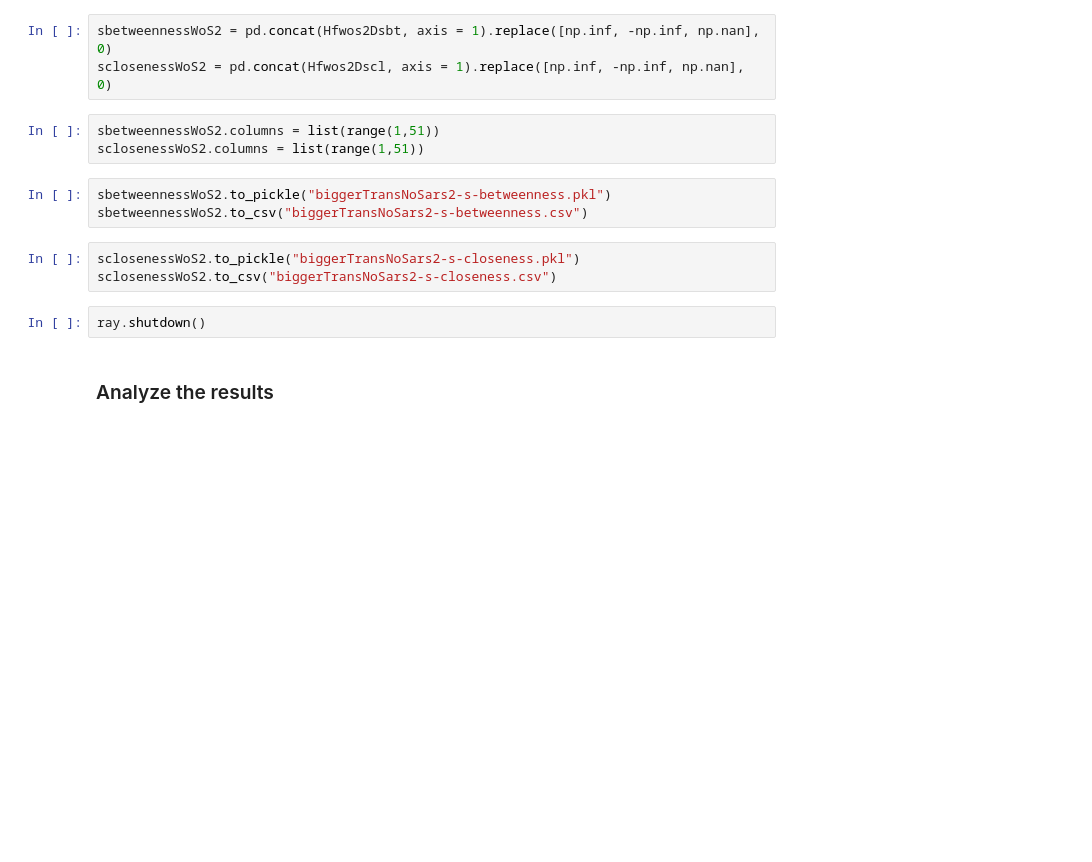
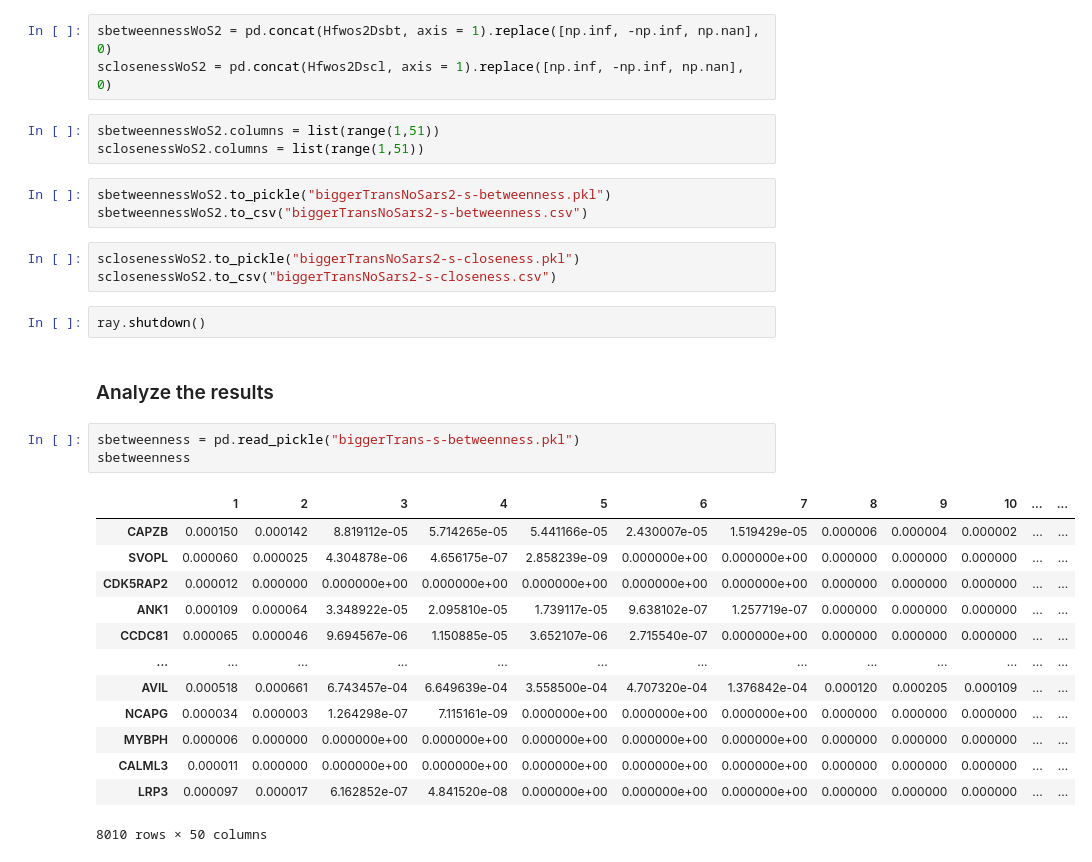
Before and after one commit to LifeWorks/SARSCov2, a Jupyter notebook: SARS-Cov-2.ipynb, the cells around one changed output. Cells and saved outputs as stored; diff of their text form; blank space fills up the shorter version.

```diff
--- a/SARS-Cov-2.ipynb
+++ b/SARS-Cov-2.ipynb
@@ -484,3 +484,20 @@ sclosenessWoS2.to_csv("biggerTransNoSars2-s-closeness.csv")
 ray.shutdown()
 # %% [markdown]
 ### Analyze the results
+# %%
+sbetweenness = pd.read_pickle("biggerTrans-s-betweenness.pkl")
+sbetweenness
+# %% [output]
+|  | 1 | 2 | 3 | 4 | 5 | 6 | 7 | 8 | 9 | 10 | ... | ... |
+| CAPZB | 0.000150 | 0.000142 | 8.819112e-05 | 5.714265e-05 | 5.441166e-05 | 2.430007e-05 | 1.519429e-05 | 0.000006 | 0.000004 | 0.000002 | ... | ... |
+| SVOPL | 0.000060 | 0.000025 | 4.304878e-06 | 4.656175e-07 | 2.858239e-09 | 0.000000e+00 | 0.000000e+00 | 0.000000 | 0.000000 | 0.000000 | ... | ... |
+| CDK5RAP2 | 0.000012 | 0.000000 | 0.000000e+00 | 0.000000e+00 | 0.000000e+00 | 0.000000e+00 | 0.000000e+00 | 0.000000 | 0.000000 | 0.000000 | ... | ... |
+| ANK1 | 0.000109 | 0.000064 | 3.348922e-05 | 2.095810e-05 | 1.739117e-05 | 9.638102e-07 | 1.257719e-07 | 0.000000 | 0.000000 | 0.000000 | ... | ... |
+| CCDC81 | 0.000065 | 0.000046 | 9.694567e-06 | 1.150885e-05 | 3.652107e-06 | 2.715540e-07 | 0.000000e+00 | 0.000000 | 0.000000 | 0.000000 | ... | ... |
+| ... | ... | ... | ... | ... | ... | ... | ... | ... | ... | ... | ... | ... |
+| AVIL | 0.000518 | 0.000661 | 6.743457e-04 | 6.649639e-04 | 3.558500e-04 | 4.707320e-04 | 1.376842e-04 | 0.000120 | 0.000205 | 0.000109 | ... | ... |
+| NCAPG | 0.000034 | 0.000003 | 1.264298e-07 | 7.115161e-09 | 0.000000e+00 | 0.000000e+00 | 0.000000e+00 | 0.000000 | 0.000000 | 0.000000 | ... | ... |
+| MYBPH | 0.000006 | 0.000000 | 0.000000e+00 | 0.000000e+00 | 0.000000e+00 | 0.000000e+00 | 0.000000e+00 | 0.000000 | 0.000000 | 0.000000 | ... | ... |
+| CALML3 | 0.000011 | 0.000000 | 0.000000e+00 | 0.000000e+00 | 0.000000e+00 | 0.000000e+00 | 0.000000e+00 | 0.000000 | 0.000000 | 0.000000 | ... | ... |
+| LRP3 | 0.000097 | 0.000017 | 6.162852e-07 | 4.841520e-08 | 0.000000e+00 | 0.000000e+00 | 0.000000e+00 | 0.000000 | 0.000000 | 0.000000 | ... | ... |
+8010 rows × 50 columns
```
Also changed, not shown: parts of 19 cells of this notebook, 5 other files.
